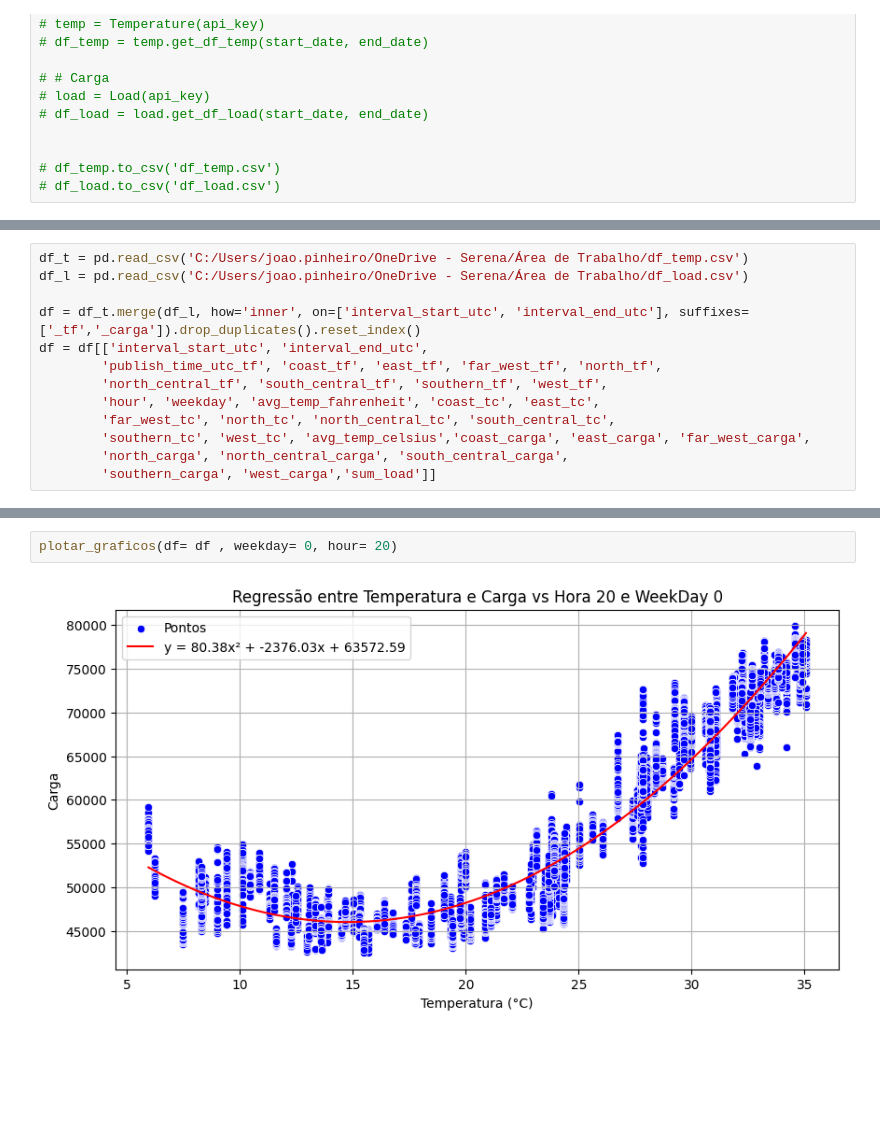
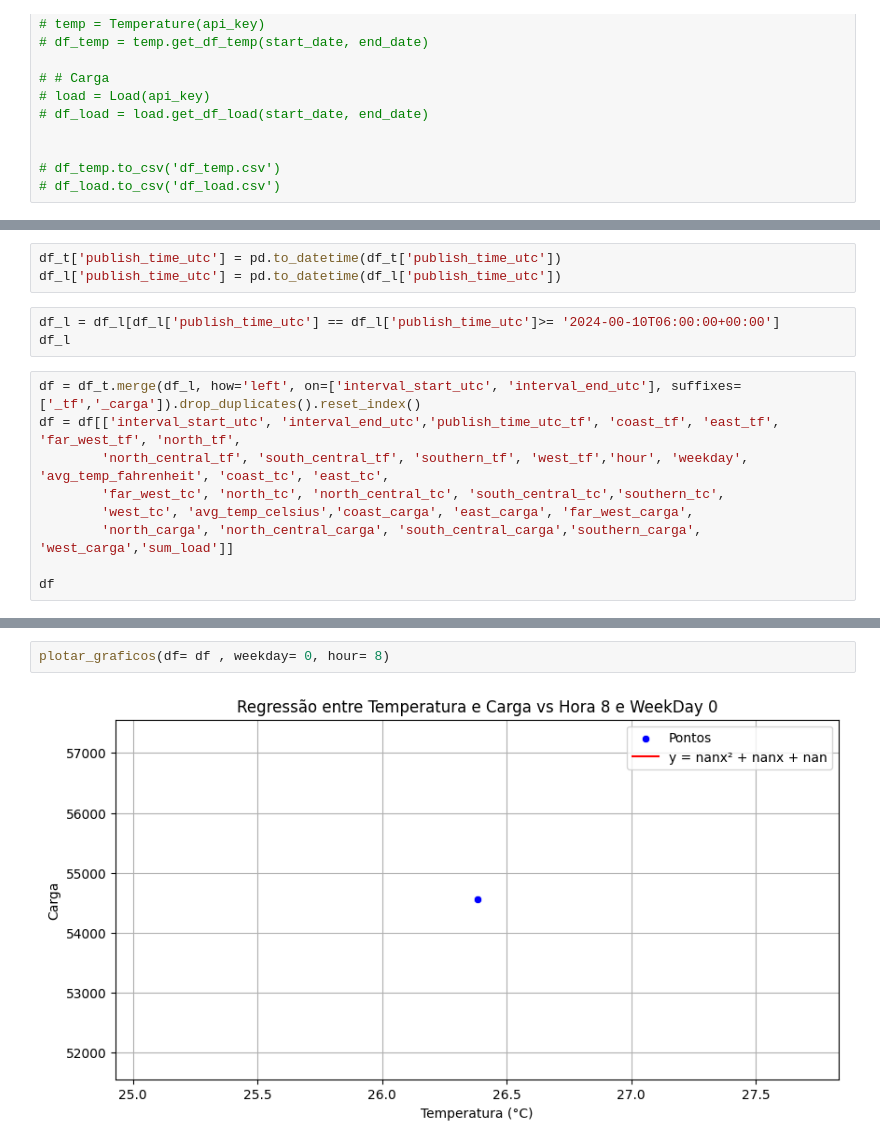
Before and after one commit to jrodrigotico/serena-tcc, a Jupyter notebook: debug_modelo.ipynb, the cells around one changed output, grey strips where cells are left out. Cells and saved outputs as stored; diff of their text form; blank space fills up the shorter version.

```diff
--- a/debug_modelo.ipynb
+++ b/debug_modelo.ipynb
@@ -86,13 +109,15 @@ end_date = "2024-09-01"
+# %%
+df_t['publish_time_utc'] = pd.to_datetime(df_t['publish_time_utc'])
+df_l['publish_time_utc'] = pd.to_datetime(df_l['publish_time_utc'])
+# %%
+df_l = df_l[df_l['publish_time_utc'] == df_l['publish_time_utc']>= '2024-00-10T06:00:00+00:00']
+df_l
 # %%
-df_t = pd.read_csv('C:/Users/joao.pinheiro/OneDrive - Serena/Área de Trabalho/df_temp.csv')
-df_l = pd.read_csv('C:/Users/joao.pinheiro/OneDrive - Serena/Área de Trabalho/df_load.csv')
+df = df_t.merge(df_l, how='left', on=['interval_start_utc', 'interval_end_utc'], suffixes=['_tf','_carga']).drop_duplicates().reset_index()
+df = df[['interval_start_utc', 'interval_end_utc','publish_time_utc_tf', 'coast_tf', 'east_tf', 'far_west_tf', 'north_tf',
+        'north_central_tf', 'south_central_tf', 'southern_tf', 'west_tf','hour', 'weekday', 'avg_temp_fahrenheit', 'coast_tc', 'east_tc',
+        'far_west_tc', 'north_tc', 'north_central_tc', 'south_central_tc','southern_tc',
+        'west_tc', 'avg_temp_celsius','coast_carga', 'east_carga', 'far_west_carga',
+        'north_carga', 'north_central_carga', 'south_central_carga','southern_carga', 'west_carga','sum_load']]
 
-df = df_t.merge(df_l, how='inner', on=['interval_start_utc', 'interval_end_utc'], suffixes=['_tf','_carga']).drop_duplicates().reset_index()
-df = df[['interval_start_utc', 'interval_end_utc',
-        'publish_time_utc_tf', 'coast_tf', 'east_tf', 'far_west_tf', 'north_tf',
-        'north_central_tf', 'south_central_tf', 'southern_tf', 'west_tf',
-        'hour', 'weekday', 'avg_temp_fahrenheit', 'coast_tc', 'east_tc',
-        'far_west_tc', 'north_tc', 'north_central_tc', 'south_central_tc',
-        'southern_tc', 'west_tc', 'avg_temp_celsius','coast_carga', 'east_carga', 'far_west_carga',
-        'north_carga', 'north_central_carga', 'south_central_carga',
-        'southern_carga', 'west_carga','sum_load']]
+df
@@ -119,4 +158,4 @@ tabela_equacoes(df)
 # %%
-plotar_graficos(df= df , weekday= 0, hour= 20)
+plotar_graficos(df= df , weekday= 0, hour= 8)
 # %% [output]
-[figure, old version]
+[figure, new version]
```
Also changed, not shown: parts of 5 cells of this notebook, 4 other files.
